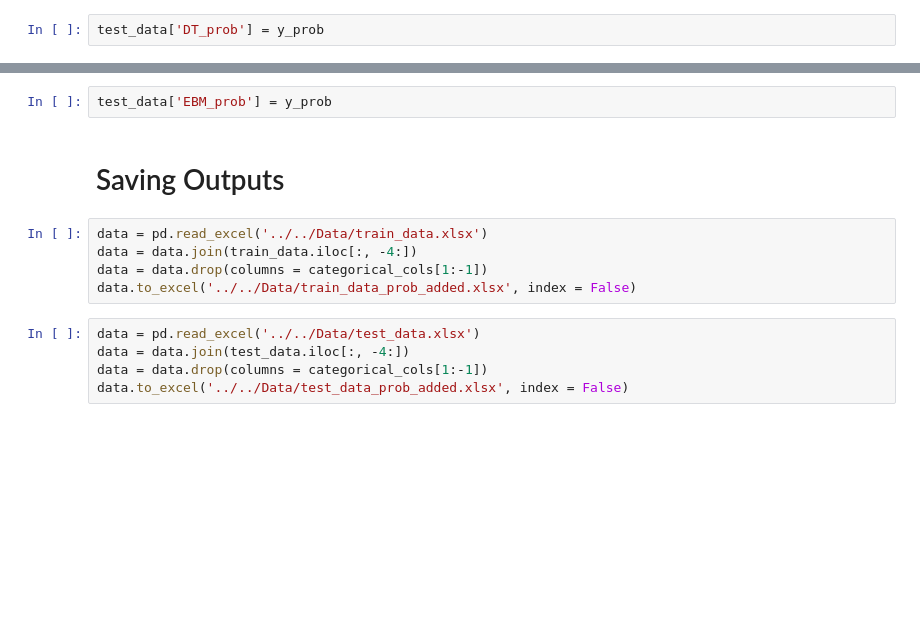
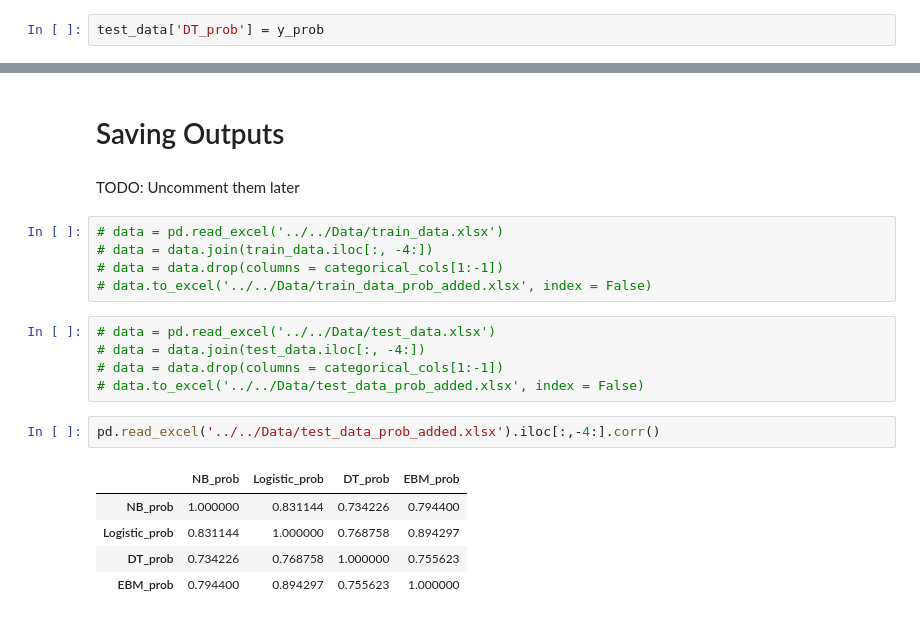
Before and after one commit to Supratim2004/Multivariate-Analysis-Project-Group-I, a Jupyter notebook: Categorical Part/Codes/categorical_modeling.ipynb, the cells around one changed output, grey strips where cells are left out. Saved outputs shown, nothing was run; the diff lists cells and outputs as text; blank space fills up the shorter version.

```diff
--- a/Categorical Part/Codes/categorical_modeling.ipynb
+++ b/Categorical Part/Codes/categorical_modeling.ipynb
@@ -422,14 +499,22 @@ ROC AUC: 0.7580
-# %%
-test_data['EBM_prob'] = y_prob
 # %% [markdown]
 # Saving Outputs
+# %% [markdown]
+TODO: Uncomment them later
 # %%
-data = pd.read_excel('../../Data/train_data.xlsx')
-data = data.join(train_data.iloc[:, -4:])
-data = data.drop(columns = categorical_cols[1:-1])
-data.to_excel('../../Data/train_data_prob_added.xlsx', index = False)
+# data = pd.read_excel('../../Data/train_data.xlsx')
+# data = data.join(train_data.iloc[:, -4:])
+# data = data.drop(columns = categorical_cols[1:-1])
+# data.to_excel('../../Data/train_data_prob_added.xlsx', index = False)
 # %%
-data = pd.read_excel('../../Data/test_data.xlsx')
-data = data.join(test_data.iloc[:, -4:])
-data = data.drop(columns = categorical_cols[1:-1])
-data.to_excel('../../Data/test_data_prob_added.xlsx', index = False)
+# data = pd.read_excel('../../Data/test_data.xlsx')
+# data = data.join(test_data.iloc[:, -4:])
+# data = data.drop(columns = categorical_cols[1:-1])
+# data.to_excel('../../Data/test_data_prob_added.xlsx', index = False)
+# %%
+pd.read_excel('../../Data/test_data_prob_added.xlsx').iloc[:,-4:].corr()
+# %% [output]
+|  | NB_prob | Logistic_prob | DT_prob | EBM_prob |
+| NB_prob | 1.000000 | 0.831144 | 0.734226 | 0.794400 |
+| Logistic_prob | 0.831144 | 1.000000 | 0.768758 | 0.894297 |
+| DT_prob | 0.734226 | 0.768758 | 1.000000 | 0.755623 |
+| EBM_prob | 0.794400 | 0.894297 | 0.755623 | 1.000000 |
```
Also changed, not shown: parts of 11 cells of this notebook, 10 other files.
